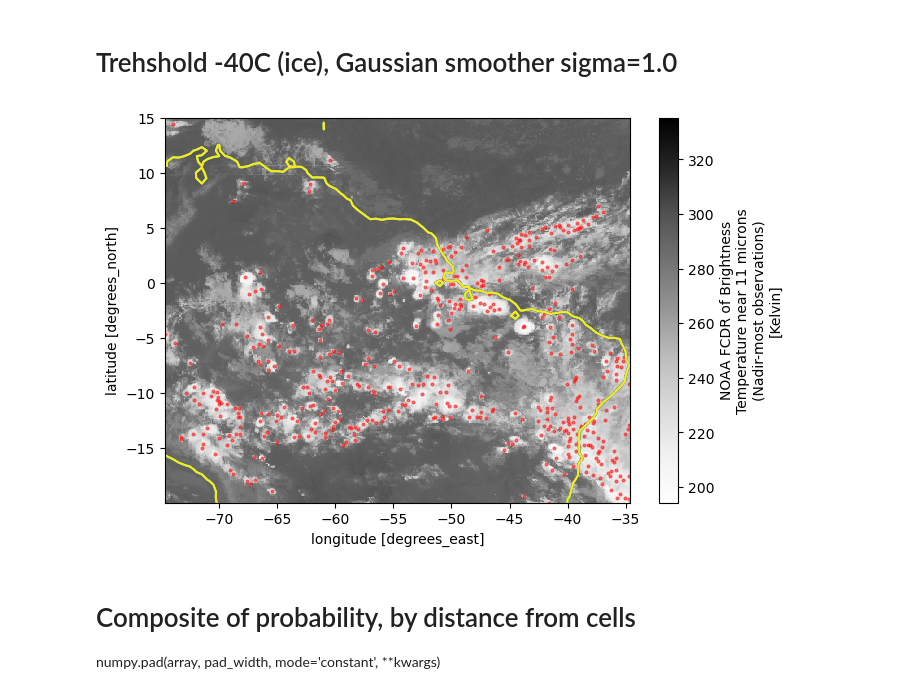
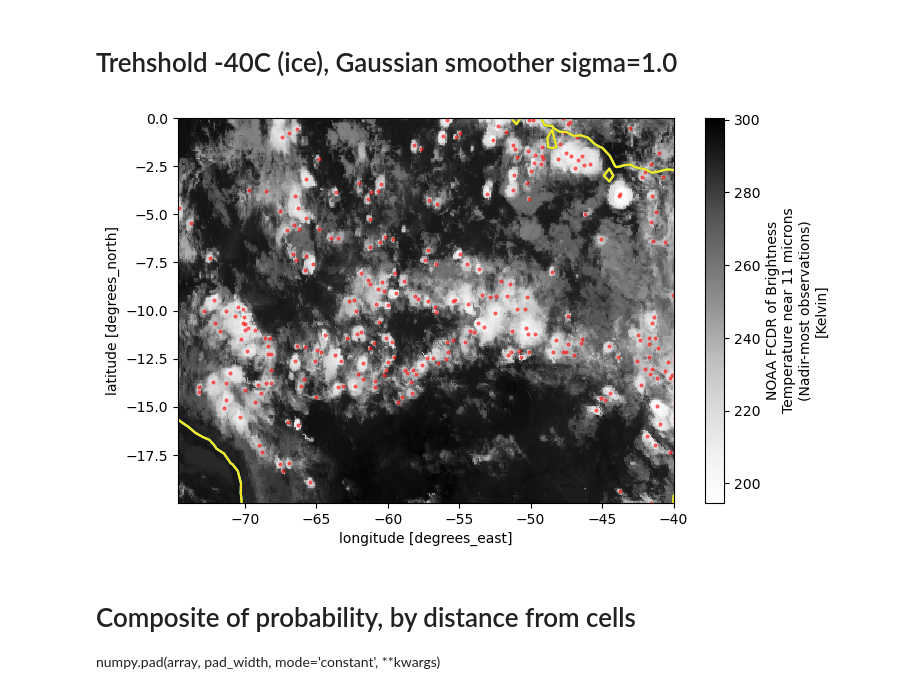
Before and after one commit to ATMOcanes/ATM651, a Jupyter notebook: Jupyter_Notebooks_Python/Entropy_IRmins_cells.ipynb, the cells around one changed output. Cells and saved outputs as stored; diff of their text form; code cells hidden in the pictures.

```diff
--- a/Jupyter_Notebooks_Python/Entropy_IRmins_cells.ipynb
+++ b/Jupyter_Notebooks_Python/Entropy_IRmins_cells.ipynb
@@ -71,18 +65,19 @@ def coastline(**kwargs):
 # %%
 # TEST IMAGE and minima
 IRTHRESHOLD = 273-40
 
 image = ds.irwin_cdr[4]
 minima = find_local_minima( smooth_array(image, sigma=1) )
 coldminima = minima & (image.values < IRTHRESHOLD)
 cells = np.where(coldminima) # tuple of locations, y in [0] and x in [1] oddly
 
 # Slice lat to -20,15
-image.sel(lat=slice(-20,15)).plot(cmap='Greys', size=5, aspect=1.5)
+image.sel(lat=slice(-20,0),lon=slice(-80,-40)).plot(cmap='Greys', size=5, aspect=1.6)
+#image.sel(lat=slice(-20,15),lon=slice(-80,-30)).plot(cmap='Greys', size=5, aspect=1.5)
 plt.scatter( ds.lon[cells[1]] , ds.lat[cells[0]], c='red', alpha=0.5, s=4 );
 coastline()
 # %% [output]
-[figure, old version]
+[figure, new version]
 # %% [markdown]
 # Composite of probability, by distance from cells
 
```
Also changed, not shown: parts of 34 cells of this notebook, 1 other file.
